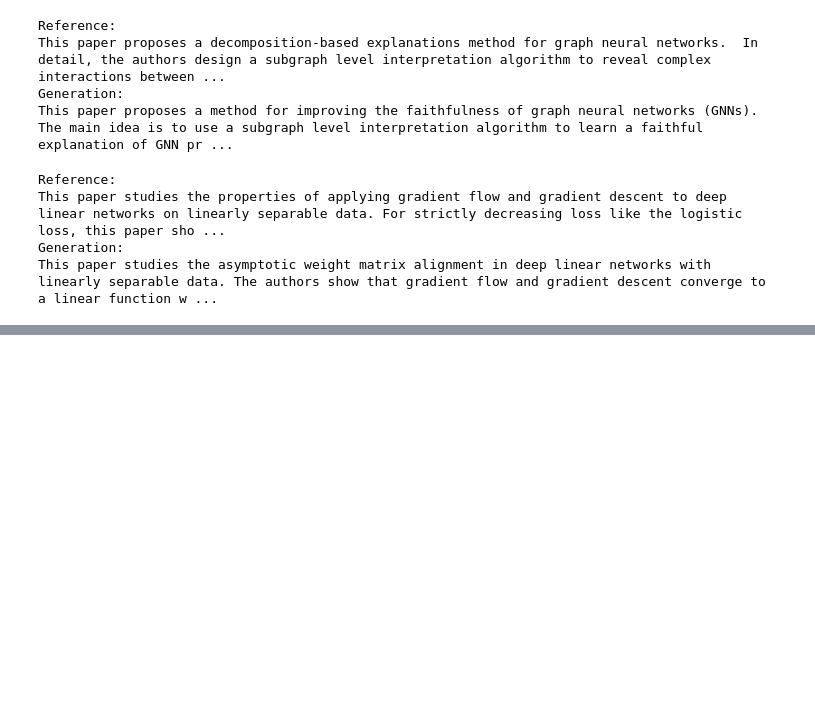
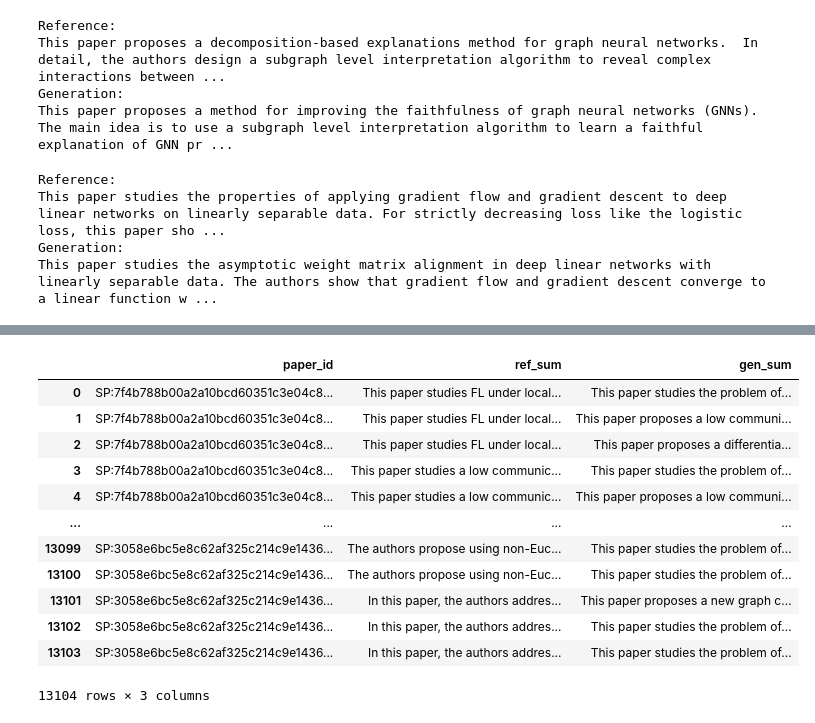
Before and after one commit to Thetang-145/My_Thesis_Playground, a Jupyter notebook: MyCode/Evaluation.ipynb, the cells around one changed output, grey strips where cells are left out. Cells and saved outputs as stored; diff of their text form; code cells hidden in the pictures; blank space fills up the shorter version.

```diff
--- a/MyCode/Evaluation.ipynb
+++ b/MyCode/Evaluation.ipynb
@@ -261,0 +344,7 @@ info.used/1e9
+# %%
+reference = list(summary_df['ref_sum'])
+candidate = list(summary_df['gen_sum'])
+
+score = getScore(candidate, reference, score_type='f')
+score_df = pd.DataFrame(score)
+score_df.describe()
@@ -261,0 +400,17 @@ info.used/1e9
+# %%
+def calRouge(inputType='kg', section='abstract'):
+    generated_sum = pd.read_csv(f"model/result_{inputType}_{section}.csv", index_col=0)
+    if section=='summary':
+        generated_sum = generated_sum.drop_duplicates()
+    main_path = str((Path().absolute()).parents[0])
+    filepath = main_path+"/MuP_sum/dataset/"+RAWDATAFILES['val']
+    reference_sum = load_data(filepath)
+
+    summary_df = pd.merge(reference_sum, generated_sum, on='paper_id', how='inner')
+
+    reference = list(summary_df['ref_sum'])
+    candidate = list(summary_df['gen_sum'])
+
+    score = getScore(candidate, reference, score_type='f')
+    score_df = pd.DataFrame(score)
+    return summary_df, score_df
@@ -261,0 +443,3 @@ info.used/1e9
+# %%
+sum_kg_data, sum_kg_score = calRouge(inputType='kg', section='summary')
+sum_kg_score.describe()
@@ -261,0 +456,16 @@ info.used/1e9
+# %%
+sum_kg_data
+# %% [output]
+|  | paper_id | ref_sum | gen_sum |
+| 0 | SP:7f4b788b00a2a10bcd60351c3e04c8... | This paper studies FL under local... | This paper studies the problem of... |
+| 1 | SP:7f4b788b00a2a10bcd60351c3e04c8... | This paper studies FL under local... | This paper proposes a low communi... |
+| 2 | SP:7f4b788b00a2a10bcd60351c3e04c8... | This paper studies FL under local... | This paper proposes a differentia... |
+| 3 | SP:7f4b788b00a2a10bcd60351c3e04c8... | This paper studies a low communic... | This paper studies the problem of... |
+| 4 | SP:7f4b788b00a2a10bcd60351c3e04c8... | This paper studies a low communic... | This paper proposes a low communi... |
+| ... | ... | ... | ... |
+| 13099 | SP:3058e6bc5e8c62af325c214c9e1436... | The authors propose using non-Euc... | This paper studies the problem of... |
+| 13100 | SP:3058e6bc5e8c62af325c214c9e1436... | The authors propose using non-Euc... | This paper studies the problem of... |
+| 13101 | SP:3058e6bc5e8c62af325c214c9e1436... | In this paper, the authors addres... | This paper proposes a new graph c... |
+| 13102 | SP:3058e6bc5e8c62af325c214c9e1436... | In this paper, the authors addres... | This paper studies the problem of... |
+| 13103 | SP:3058e6bc5e8c62af325c214c9e1436... | In this paper, the authors addres... | This paper studies the problem of... |
+13104 rows × 3 columns
```
Also changed, not shown: parts of 36 cells of this notebook, 9 other files.
